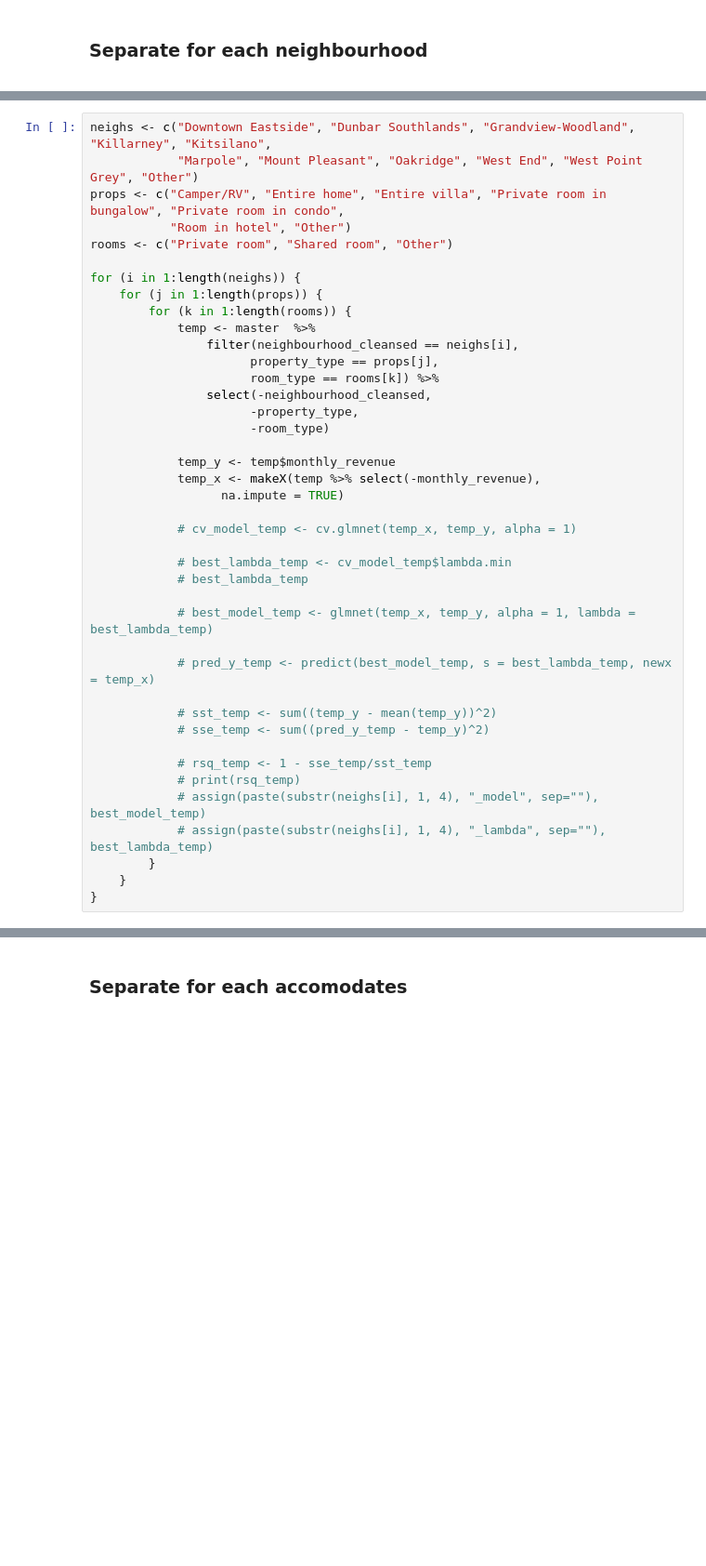
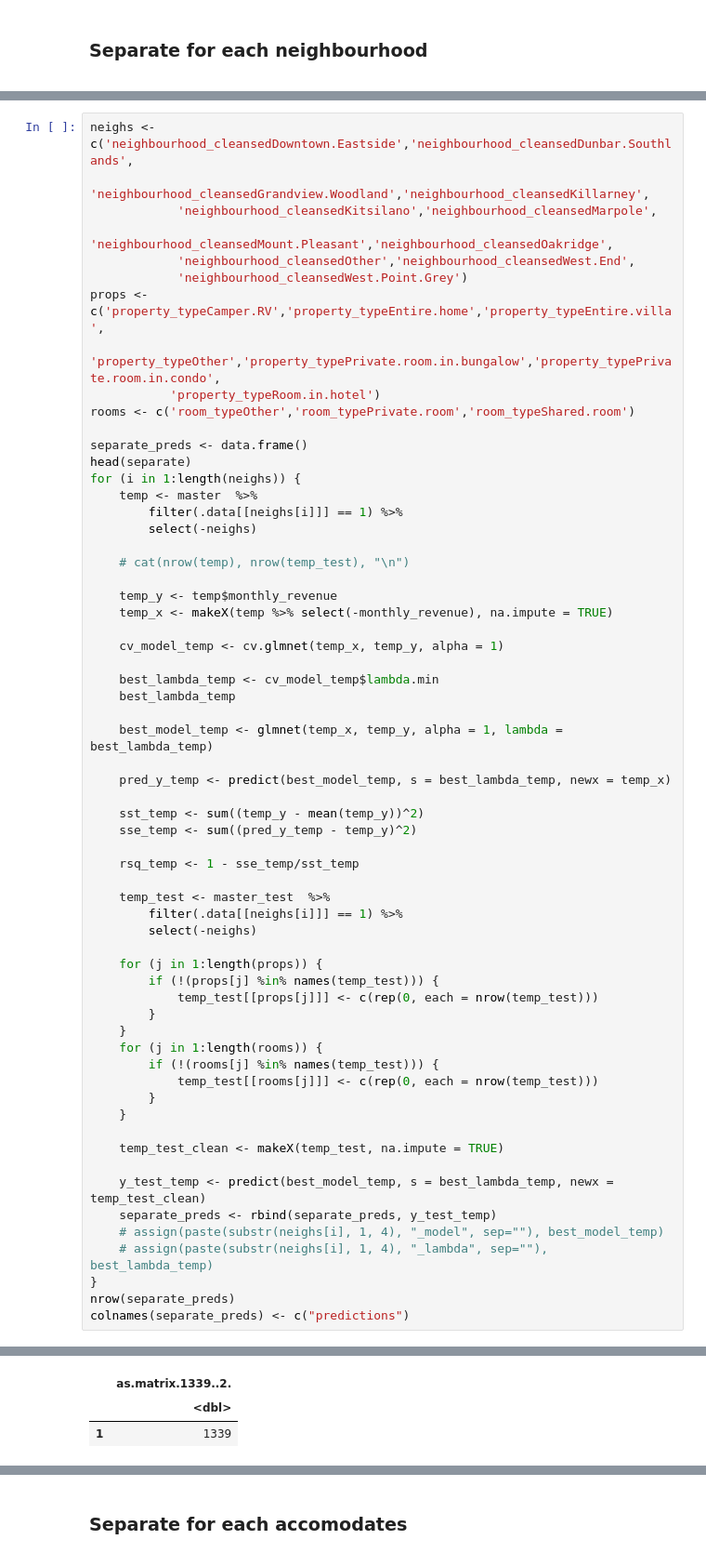
Before and after one commit to amahaj02/WIDS-Case-Comp, a Jupyter notebook: sidd.ipynb, the cells around one changed output, grey strips where cells are left out. Shown at 93% size. Saved outputs shown, nothing was run; the diff lists cells and outputs as text; blank space fills up the shorter version.

```diff
--- a/sidd.ipynb
+++ b/sidd.ipynb
@@ -230,42 +307,63 @@ Caused by warning:
 # %%
-neighs <- c("Downtown Eastside", "Dunbar Southlands", "Grandview-Woodland", "Killarney", "Kitsilano",
-            "Marpole", "Mount Pleasant", "Oakridge", "West End", "West Point Grey", "Other")
-props <- c("Camper/RV", "Entire home", "Entire villa", "Private room in bungalow", "Private room in condo",
-           "Room in hotel", "Other")
-rooms <- c("Private room", "Shared room", "Other")
+neighs <- c('neighbourhood_cleansedDowntown.Eastside','neighbourhood_cleansedDunbar.Southlands',
+            'neighbourhood_cleansedGrandview.Woodland','neighbourhood_cleansedKillarney',
+            'neighbourhood_cleansedKitsilano','neighbourhood_cleansedMarpole',
+            'neighbourhood_cleansedMount.Pleasant','neighbourhood_cleansedOakridge',
+            'neighbourhood_cleansedOther','neighbourhood_cleansedWest.End',
+            'neighbourhood_cleansedWest.Point.Grey')
+props <- c('property_typeCamper.RV','property_typeEntire.home','property_typeEntire.villa',
+           'property_typeOther','property_typePrivate.room.in.bungalow','property_typePrivate.room.in.condo',
+           'property_typeRoom.in.hotel')
+rooms <- c('room_typeOther','room_typePrivate.room','room_typeShared.room')
 
+separate_preds <- data.frame()
+head(separate)
 for (i in 1:length(neighs)) {
+    temp <- master  %>%
+        filter(.data[[neighs[i]]] == 1) %>%
+        select(-neighs)
+
+    # cat(nrow(temp), nrow(temp_test), "\n")
+
+    temp_y <- temp$monthly_revenue
+    temp_x <- makeX(temp %>% select(-monthly_revenue), na.impute = TRUE)
+
+    cv_model_temp <- cv.glmnet(temp_x, temp_y, alpha = 1)
+
+    best_lambda_temp <- cv_model_temp$lambda.min
+    best_lambda_temp
+
+    best_model_temp <- glmnet(temp_x, temp_y, alpha = 1, lambda = best_lambda_temp)
+
+    pred_y_temp <- predict(best_model_temp, s = best_lambda_temp, newx = temp_x)
+
+    sst_temp <- sum((temp_y - mean(temp_y))^2)
+    sse_temp <- sum((pred_y_temp - temp_y)^2)
+
+    rsq_temp <- 1 - sse_temp/sst_temp
+
+    temp_test <- master_test  %>%
+        filter(.data[[neighs[i]]] == 1) %>%
+        select(-neighs)
+
     for (j in 1:length(props)) {
-        for (k in 1:length(rooms)) {
-            temp <- master  %>%
-                filter(neighbourhood_cleansed == neighs[i],
-                      property_type == props[j],
-                      room_type == rooms[k]) %>%
-                select(-neighbourhood_cleansed,
-                      -property_type,
-                      -room_type)
-
-            temp_y <- temp$monthly_revenue
-            temp_x <- makeX(temp %>% select(-monthly_revenue),
-                  na.impute = TRUE)
-
-            # cv_model_temp <- cv.glmnet(temp_x, temp_y, alpha = 1)
-
-            # best_lambda_temp <- cv_model_temp$lambda.min
-            # best_lambda_temp
-
-            # best_model_temp <- glmnet(temp_x, temp_y, alpha = 1, lambda = best_lambda_temp)
-
-            # pred_y_temp <- predict(best_model_temp, s = best_lambda_temp, newx = temp_x)
-
-            # sst_temp <- sum((temp_y - mean(temp_y))^2)
-            # sse_temp <- sum((pred_y_temp - temp_y)^2)
-
-            # rsq_temp <- 1 - sse_temp/sst_temp
-            # print(rsq_temp)
-            # assign(paste(substr(neighs[i], 1, 4), "_model", sep=""), best_model_temp)
-            # assign(paste(substr(neighs[i], 1, 4), "_lambda", sep=""), best_lambda_temp)
+        if (!(props[j] %in% names(temp_test))) {
+            temp_test[[props[j]]] <- c(rep(0, each = nrow(temp_test)))
         }
     }
+    for (j in 1:length(rooms)) {
+        if (!(rooms[j] %in% names(temp_test))) {
+            temp_test[[rooms[j]]] <- c(rep(0, each = nrow(temp_test)))
+        }
+    }
+
+    temp_test_clean <- makeX(temp_test, na.impute = TRUE)
+
+    y_test_temp <- predict(best_model_temp, s = best_lambda_temp, newx = temp_test_clean)
+    separate_preds <- rbind(separate_preds, y_test_temp)
+    # assign(paste(substr(neighs[i], 1, 4), "_model", sep=""), best_model_temp)
+    # assign(paste(substr(neighs[i], 1, 4), "_lambda", sep=""), best_lambda_temp)
 }
+nrow(separate_preds)
+colnames(separate_preds) <- c("predictions")
 # %% [output]
@@ -272,0 +371,3 @@ ERROR: Error in rep.int(c(1, numeric(n)), n - 1L): invalid 'times' value
+|  | as.matrix.1339..2. |
+|  | <dbl> |
+| 1 | 1339 |
```
Also changed, not shown: parts of 9 cells of this notebook.
